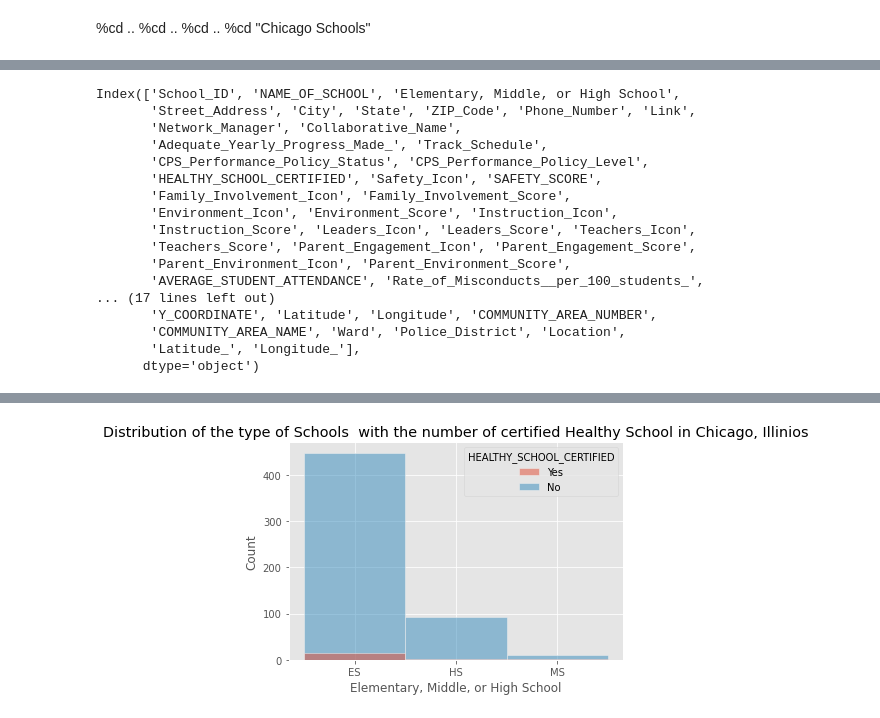
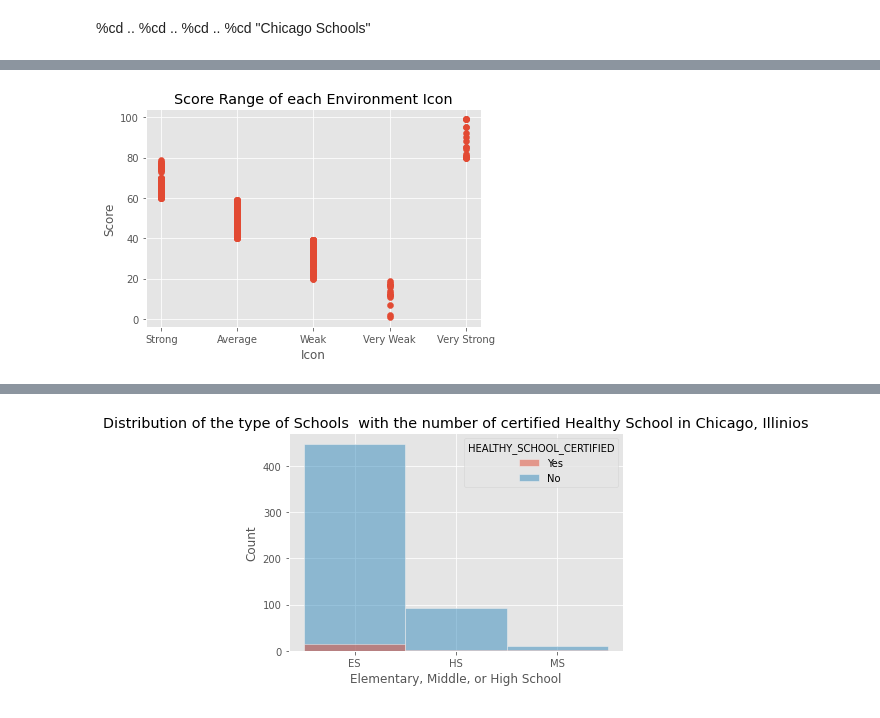
Before and after one commit to imabiodun/chicago_school_DS, a Jupyter notebook: chicago_schools.ipynb, the cells around one changed output, grey strips where cells are left out. Cells and saved outputs as stored; diff of their text form; code cells hidden in the pictures.

```diff
--- a/chicago_schools.ipynb
+++ b/chicago_schools.ipynb
@@ -125,3 +142,7 @@ for a,b in df.iterrows():
 
 sch_map.save('index.html')
 # df['Latitude_']
+# %%
+#Dropping all columns  with value NDA greater than 100
+columns_to_drop = df.columns[df.apply(lambda x: x.value_counts().get("NDA", 0) > 100)].tolist()
+df.drop(columns=columns_to_drop,inplace=True)
@@ -130,20 +171,8 @@ safety_=df.loc[:,df.columns.str.contains('[Ss][Aa][Ff]')]
 # %%
-df.columns
+plt.scatter(df['Environment_Icon'],df['Environment_Score'])
+plt.xlabel('Icon')
+plt.ylabel('Score')
+plt.title('Score Range of each Environment Icon')
+plt.show()
 # %% [output]
-Index(['School_ID', 'NAME_OF_SCHOOL', 'Elementary, Middle, or High School',
-       'Street_Address', 'City', 'State', 'ZIP_Code', 'Phone_Number', 'Link',
-       'Network_Manager', 'Collaborative_Name',
-       'Adequate_Yearly_Progress_Made_', 'Track_Schedule',
-       'CPS_Performance_Policy_Status', 'CPS_Performance_Policy_Level',
-       'HEALTHY_SCHOOL_CERTIFIED', 'Safety_Icon', 'SAFETY_SCORE',
-       'Family_Involvement_Icon', 'Family_Involvement_Score',
-       'Environment_Icon', 'Environment_Score', 'Instruction_Icon',
-       'Instruction_Score', 'Leaders_Icon', 'Leaders_Score', 'Teachers_Icon',
-       'Teachers_Score', 'Parent_Engagement_Icon', 'Parent_Engagement_Score',
-       'Parent_Environment_Icon', 'Parent_Environment_Score',
-       'AVERAGE_STUDENT_ATTENDANCE', 'Rate_of_Misconducts__per_100_students_',
-... (17 lines left out)
-       'Y_COORDINATE', 'Latitude', 'Longitude', 'COMMUNITY_AREA_NUMBER',
-       'COMMUNITY_AREA_NAME', 'Ward', 'Police_District', 'Location',
-       'Latitude_', 'Longitude_'],
-      dtype='object')
+[figure, added]
```
Also changed, not shown: parts of 17 cells of this notebook.
